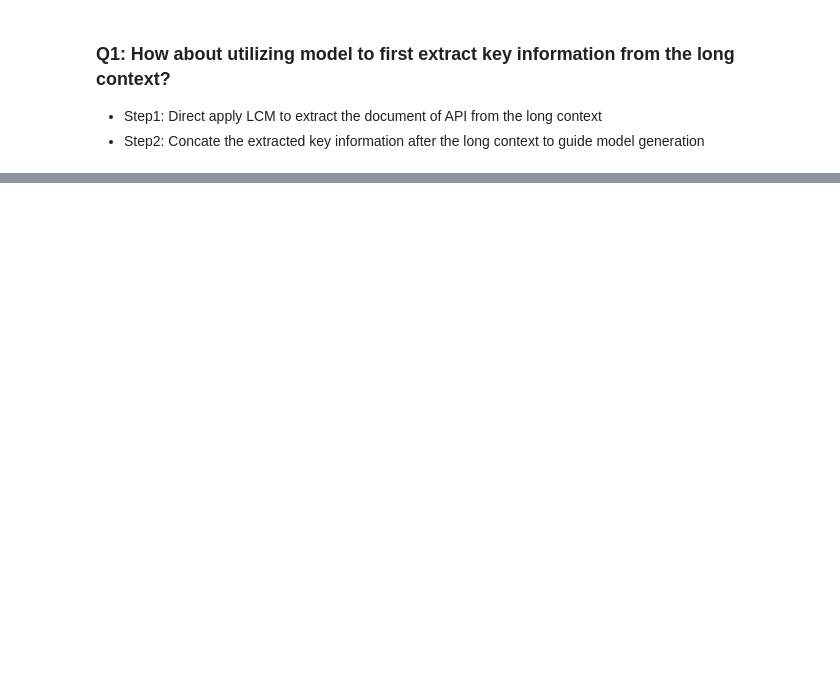
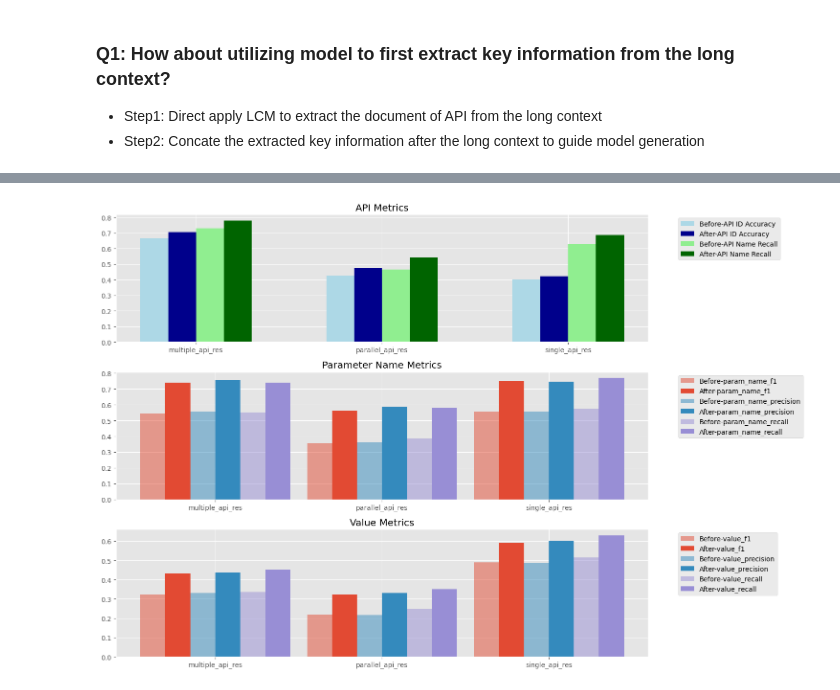
Before and after one commit to ZetangForward/MyRLHF, a Jupyter notebook: evaluation/tool/viz.ipynb, the cells around one changed output, grey strips where cells are left out. Drawn from its saved outputs; the diff is of its cells as text; code cells hidden in the pictures; blank space fills up the shorter version.

```diff
--- a/evaluation/tool/viz.ipynb
+++ b/evaluation/tool/viz.ipynb
@@ -51,0 +272,59 @@ plt.show()
+# %%
+import matplotlib.pyplot as plt
+import numpy as np
+
+# 设置图形风格
+plt.style.use('ggplot')
+fig, (ax1, ax2, ax3) = plt.subplots(3, 1, figsize=(15, 10))
+
+# 设置柱状图的宽度和位置
+bar_width = 0.15
+r1 = np.arange(len(categories))
+r2 = [x + bar_width for x in r1]
+
+# 1. API Metrics (api_id_accuracy and api_name_recall)
+ax1.bar(r1, [before_results[cat]["api_id_accuracy"] for cat in categories],
+        width=bar_width, label='Before-API ID Accuracy', color='lightblue')
+ax1.bar(r2, [after_results[cat]["api_id_accuracy"] for cat in categories],
+        width=bar_width, label='After-API ID Accuracy', color='darkblue')
+ax1.bar([x + 2*bar_width for x in r1], [before_results[cat]["api_name_recall"] for cat in categories],
+        width=bar_width, label='Before-API Name Recall', color='lightgreen')
+ax1.bar([x + 3*bar_width for x in r1], [after_results[cat]["api_name_recall"] for cat in categories],
+        width=bar_width, label='After-API Name Recall', color='darkgreen')
+ax1.set_title('API Metrics')
+ax1.set_xticks([r + 1.5*bar_width for r in range(len(categories))])
+ax1.set_xticklabels(categories)
+ax1.legend(bbox_to_anchor=(1.05, 1), loc='upper left')
+
+# 2. Parameter Name Metrics
+metrics = ["param_name_f1", "param_name_precision", "param_name_recall"]
+for i, metric in enumerate(metrics):
+    ax2.bar([x + i*2*bar_width for x in r1],
+            [before_results[cat][metric] for cat in categories],
+            width=bar_width, label=f'Before-{metric}', color=f'C{i}', alpha=0.5)
+    ax2.bar([x + (i*2+1)*bar_width for x in r1],
+            [after_results[cat][metric] for cat in categories],
+            width=bar_width, label=f'After-{metric}', color=f'C{i}')
+ax2.set_title('Parameter Name Metrics')
+ax2.set_xticks([r + 2.5*bar_width for r in range(len(categories))])
+ax2.set_xticklabels(categories)
+ax2.legend(bbox_to_anchor=(1.05, 1), loc='upper left')
+
+# 3. Value Metrics
+metrics = ["value_f1", "value_precision", "value_recall"]
+for i, metric in enumerate(metrics):
+    ax3.bar([x + i*2*bar_width for x in r1],
+            [before_results[cat][metric] for cat in categories],
+            width=bar_width, label=f'Before-{metric}', color=f'C{i}', alpha=0.5)
+    ax3.bar([x + (i*2+1)*bar_width for x in r1],
+            [after_results[cat][metric] for cat in categories],
+            width=bar_width, label=f'After-{metric}', color=f'C{i}')
+ax3.set_title('Value Metrics')
+ax3.set_xticks([r + 2.5*bar_width for r in range(len(categories))])
+ax3.set_xticklabels(categories)
+ax3.legend(bbox_to_anchor=(1.05, 1), loc='upper left')
+
+plt.tight_layout()
+plt.show()
+# %% [output]
+[figure, added]
```
Also changed, not shown: parts of 9 cells of this notebook, 9 other files.
